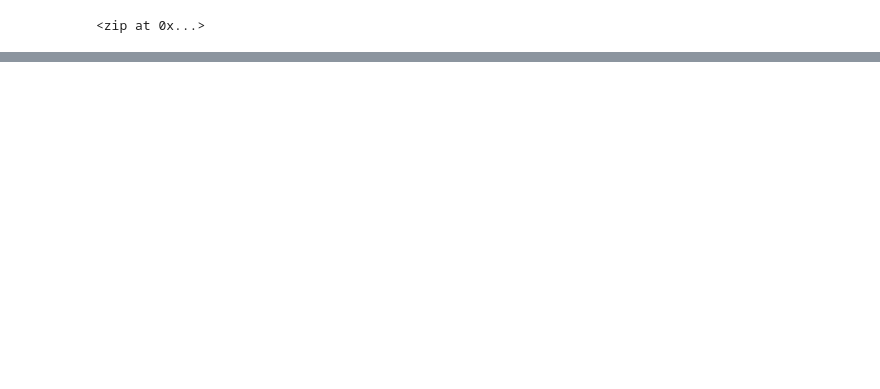
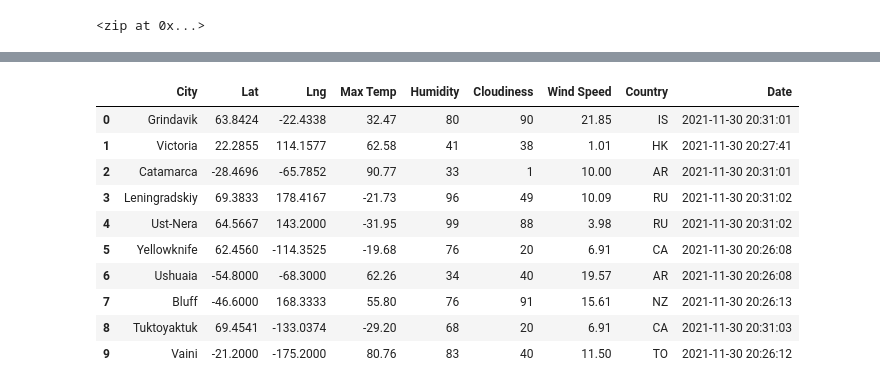
Before and after one commit to Edincobaj/World_Weather_Analysis, a Jupyter notebook: WeatherPy.ipynb, the cells around one changed output, grey strips where cells are left out. Cells and saved outputs as stored; diff of their text form; code cells hidden in the pictures; blank space fills up the shorter version.

```diff
--- a/WeatherPy.ipynb
+++ b/WeatherPy.ipynb
@@ -31,0 +125,16 @@ len(cities)
+# %%
+# Convert the array of dictionaries to a Pandas DataFrame.
+city_data_df = pd.DataFrame(city_data)
+city_data_df.head(10)
+# %% [output]
+|  | City | Lat | Lng | Max Temp | Humidity | Cloudiness | Wind Speed | Country | Date |
+| 0 | Grindavik | 63.8424 | -22.4338 | 32.47 | 80 | 90 | 21.85 | IS | 2021-11-30 20:31:01 |
+| 1 | Victoria | 22.2855 | 114.1577 | 62.58 | 41 | 38 | 1.01 | HK | 2021-11-30 20:27:41 |
+| 2 | Catamarca | -28.4696 | -65.7852 | 90.77 | 33 | 1 | 10.00 | AR | 2021-11-30 20:31:01 |
+| 3 | Leningradskiy | 69.3833 | 178.4167 | -21.73 | 96 | 49 | 10.09 | RU | 2021-11-30 20:31:02 |
+| 4 | Ust-Nera | 64.5667 | 143.2000 | -31.95 | 99 | 88 | 3.98 | RU | 2021-11-30 20:31:02 |
+| 5 | Yellowknife | 62.4560 | -114.3525 | -19.68 | 76 | 20 | 6.91 | CA | 2021-11-30 20:26:08 |
+| 6 | Ushuaia | -54.8000 | -68.3000 | 62.26 | 34 | 40 | 19.57 | AR | 2021-11-30 20:26:08 |
+| 7 | Bluff | -46.6000 | 168.3333 | 55.80 | 76 | 91 | 15.61 | NZ | 2021-11-30 20:26:13 |
+| 8 | Tuktoyaktuk | 69.4541 | -133.0374 | -29.20 | 68 | 20 | 6.91 | CA | 2021-11-30 20:31:03 |
+| 9 | Vaini | -21.2000 | -175.2000 | 80.76 | 83 | 40 | 11.50 | TO | 2021-11-30 20:26:12 |
```
Also changed, not shown: parts of 9 cells of this notebook, 1 other file.
